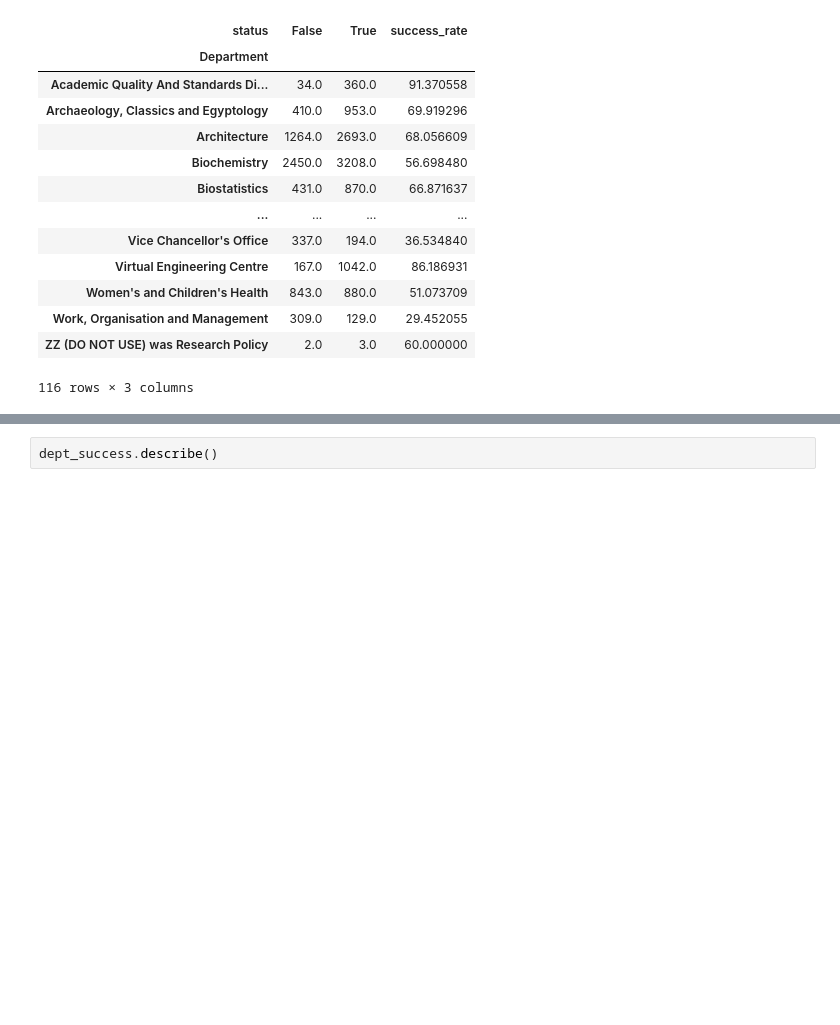
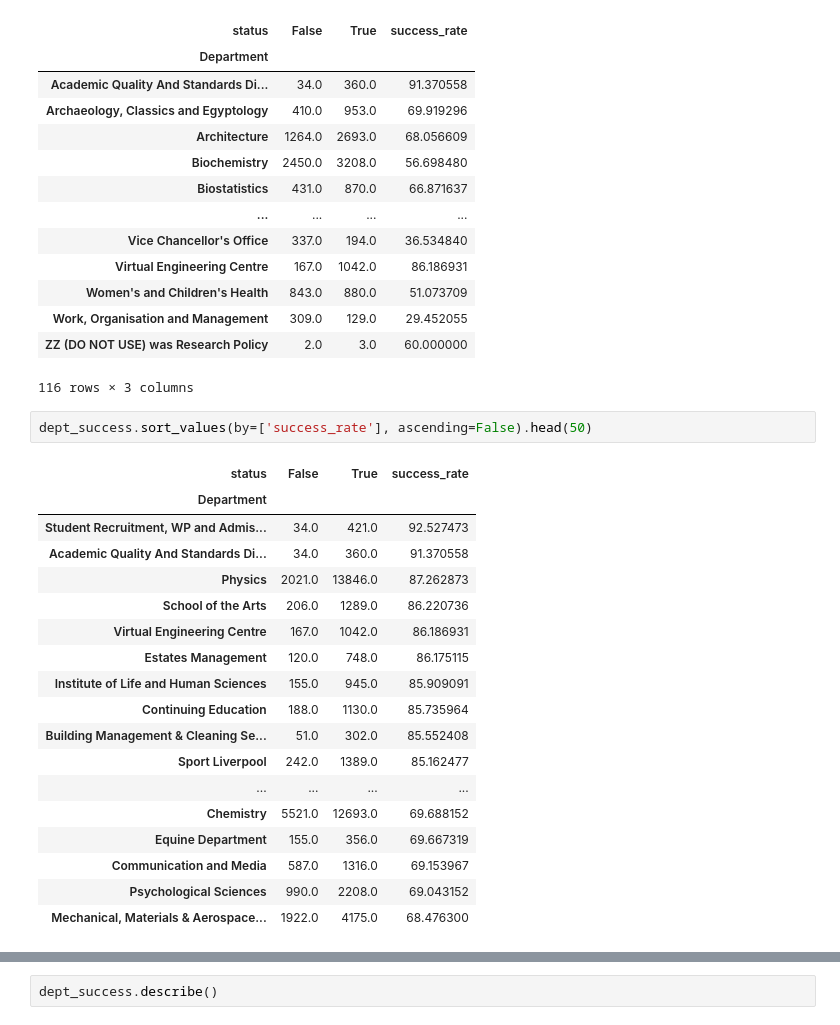
Before and after one commit to katerinachat/Molecules, a Jupyter notebook: papers_analysis/missing_papers.ipynb, the cells around one changed output, grey strips where cells are left out. Saved outputs shown, nothing was run; the diff lists cells and outputs as text; blank space fills up the shorter version.

```diff
--- a/papers_analysis/missing_papers.ipynb
+++ b/papers_analysis/missing_papers.ipynb
@@ -157,3 +157,24 @@ dept_success
 | Work, Organisation and Management | 309.0 | 129.0 | 29.452055 |
 | ZZ (DO NOT USE) was Research Policy | 2.0 | 3.0 | 60.000000 |
 116 rows × 3 columns
+# %%
+dept_success.sort_values(by=['success_rate'], ascending=False).head(50)
+# %% [output]
+| status | False | True | success_rate |
+| Department |  |  |  |
+| Student Recruitment, WP and Admis... | 34.0 | 421.0 | 92.527473 |
+| Academic Quality And Standards Di... | 34.0 | 360.0 | 91.370558 |
+| Physics | 2021.0 | 13846.0 | 87.262873 |
+| School of the Arts | 206.0 | 1289.0 | 86.220736 |
+| Virtual Engineering Centre | 167.0 | 1042.0 | 86.186931 |
+| Estates Management | 120.0 | 748.0 | 86.175115 |
+| Institute of Life and Human Sciences | 155.0 | 945.0 | 85.909091 |
+| Continuing Education | 188.0 | 1130.0 | 85.735964 |
+| Building Management & Cleaning Se... | 51.0 | 302.0 | 85.552408 |
+| Sport Liverpool | 242.0 | 1389.0 | 85.162477 |
+| ... | ... | ... | ... |
+| Chemistry | 5521.0 | 12693.0 | 69.688152 |
+| Equine Department | 155.0 | 356.0 | 69.667319 |
+| Communication and Media | 587.0 | 1316.0 | 69.153967 |
+| Psychological Sciences | 990.0 | 2208.0 | 69.043152 |
+| Mechanical, Materials & Aerospace... | 1922.0 | 4175.0 | 68.476300 |
```
Also changed, not shown: parts of 1 cell of this notebook, 27 other files.
